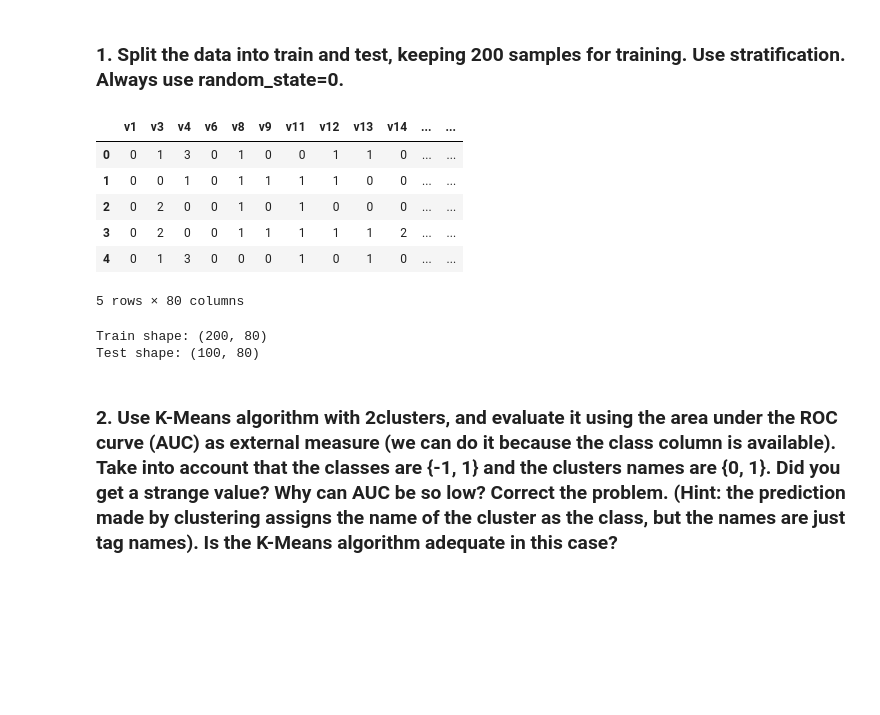
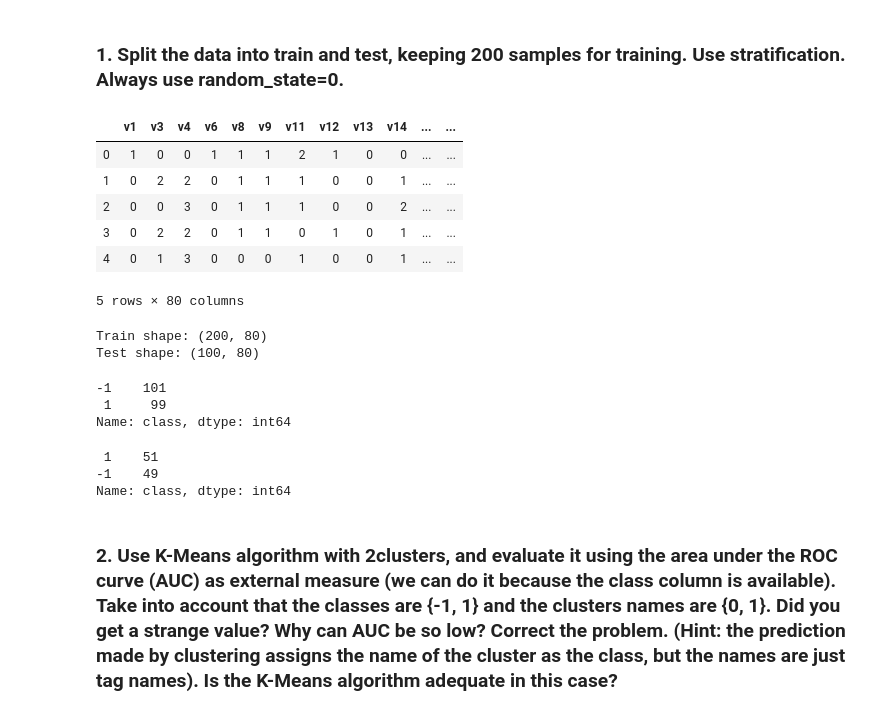
Before and after one commit to xetxezarreta/Aprendizaje_Automatico, a Jupyter notebook: 04_clustering/Task4.ipynb, the cells around one changed output. Drawn from its saved outputs; the diff is of its cells as text; code cells hidden in the pictures; blank space fills up the shorter version.

```diff
--- a/04_clustering/Task4.ipynb
+++ b/04_clustering/Task4.ipynb
@@ -31,17 +31,20 @@ The dataset 'USCrimeMDLP.csv' contains 300 samples and 79 categorical features,
 # %% [markdown]
 ### 1. Split the data into train and test, keeping 200 samples for training. Use stratification. Always use random_state=0.
 # %%
+import numpy as np
 import pandas as pd
+from sklearn.utils import shuffle
 
 df = pd.read_csv('USCrimeMDLP.csv')
+df = shuffle(df).reset_index(drop=True)
 df.head()
 # %% [output]
 |  | v1 | v3 | v4 | v6 | v8 | v9 | v11 | v12 | v13 | v14 | ... | ... |
-| 0 | 0 | 1 | 3 | 0 | 1 | 0 | 0 | 1 | 1 | 0 | ... | ... |
-| 1 | 0 | 0 | 1 | 0 | 1 | 1 | 1 | 1 | 0 | 0 | ... | ... |
-| 2 | 0 | 2 | 0 | 0 | 1 | 0 | 1 | 0 | 0 | 0 | ... | ... |
-| 3 | 0 | 2 | 0 | 0 | 1 | 1 | 1 | 1 | 1 | 2 | ... | ... |
-| 4 | 0 | 1 | 3 | 0 | 0 | 0 | 1 | 0 | 1 | 0 | ... | ... |
+| 0 | 1 | 0 | 0 | 1 | 1 | 1 | 2 | 1 | 0 | 0 | ... | ... |
+| 1 | 0 | 2 | 2 | 0 | 1 | 1 | 1 | 0 | 0 | 1 | ... | ... |
+| 2 | 0 | 0 | 3 | 0 | 1 | 1 | 1 | 0 | 0 | 2 | ... | ... |
+| 3 | 0 | 2 | 2 | 0 | 1 | 1 | 0 | 1 | 0 | 1 | ... | ... |
+| 4 | 0 | 1 | 3 | 0 | 0 | 0 | 1 | 0 | 0 | 1 | ... | ... |
 5 rows × 80 columns
 # %%
 df_train = df[:200]
@@ -57,5 +60,17 @@ y_train = df_train.iloc[:,-1]
 
 X_test = df_test.iloc[:,:-1]
 y_test = df_test.iloc[:,-1]
+# %%
+y_train.value_counts()
+# %% [output]
+-1    101
+ 1     99
+Name: class, dtype: int64
+# %%
+y_test.value_counts()
+# %% [output]
+ 1    51
+-1    49
+Name: class, dtype: int64
 # %% [markdown]
 ### 2. Use K-Means algorithm with 2clusters, and evaluate it using the area under the ROC curve (AUC) as external measure (we can do it because the class column is available). Take into account that the classes are {-1, 1} and the clusters names are {0, 1}. Did you get a strange value? Why can AUC be so low? Correct the problem. (Hint: the prediction made by clustering assigns the name of the cluster as the class, but the names are just tag names). Is the K-Means algorithm adequate in this case?
```
Also changed, not shown: parts of 25 cells of this notebook, 1 other file.
